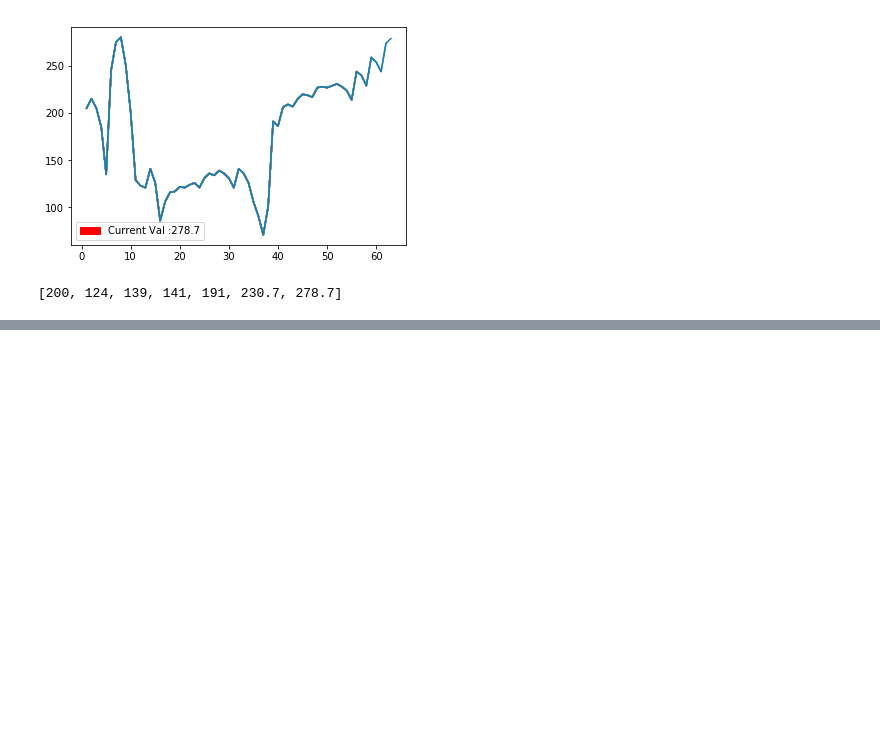
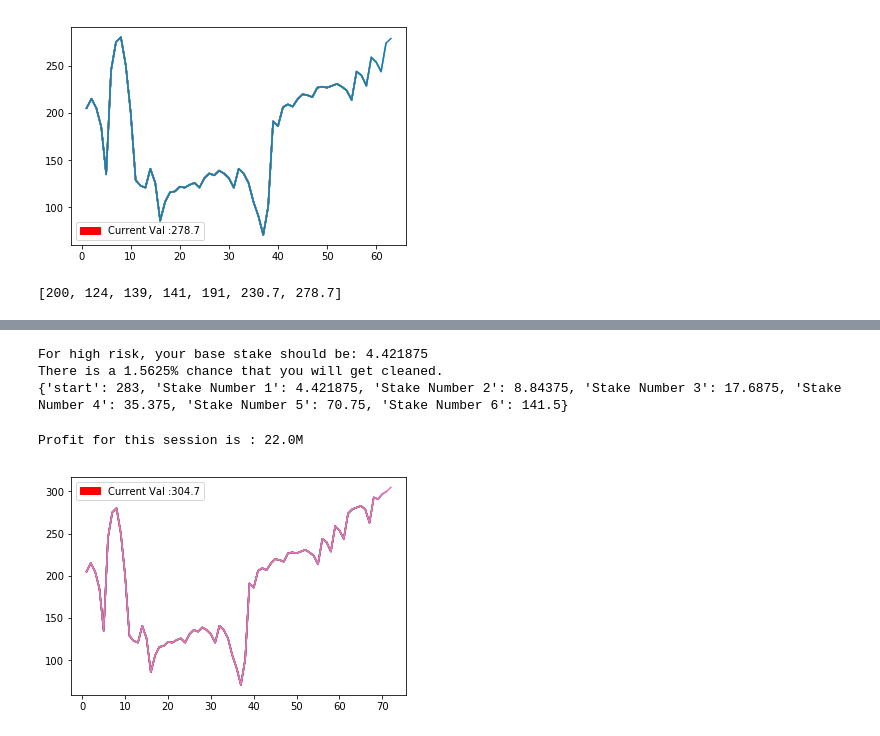
Before and after one commit to XIIFulminata/Stake-Log, a Jupyter notebook: Stake+Log.ipynb, the cells around one changed output, grey strips where cells are left out. Drawn from its saved outputs; the diff is of its cells as text; code cells hidden in the pictures; blank space fills up the shorter version.

```diff
--- a/Stake+Log.ipynb
+++ b/Stake+Log.ipynb
@@ -200,0 +211,19 @@ checkpoints
+# %%
+martingalePlanner(283,'high')
+# %% [output]
+For high risk, your base stake should be: 4.421875
+There is a 1.5625% chance that you will get cleaned.
+{'start': 283, 'Stake Number 1': 4.421875, 'Stake Number 2': 8.84375, 'Stake Number 3': 17.6875, 'Stake Number 4': 35.375, 'Stake Number 5': 70.75, 'Stake Number 6': 141.5}
+# %%
+addStake(4,'L')
+addStake(16,'L')
+addStake(30,'W')
+addStake(2,'L')
+addStake(6,'W')
+addStake(3,'W')
+addStake(5,'W')
+endSession()
+plt.show()
+# %% [output]
+Profit for this session is : 22.0M
+[figure, added]
```
Also changed, not shown: parts of 4 cells of this notebook.
